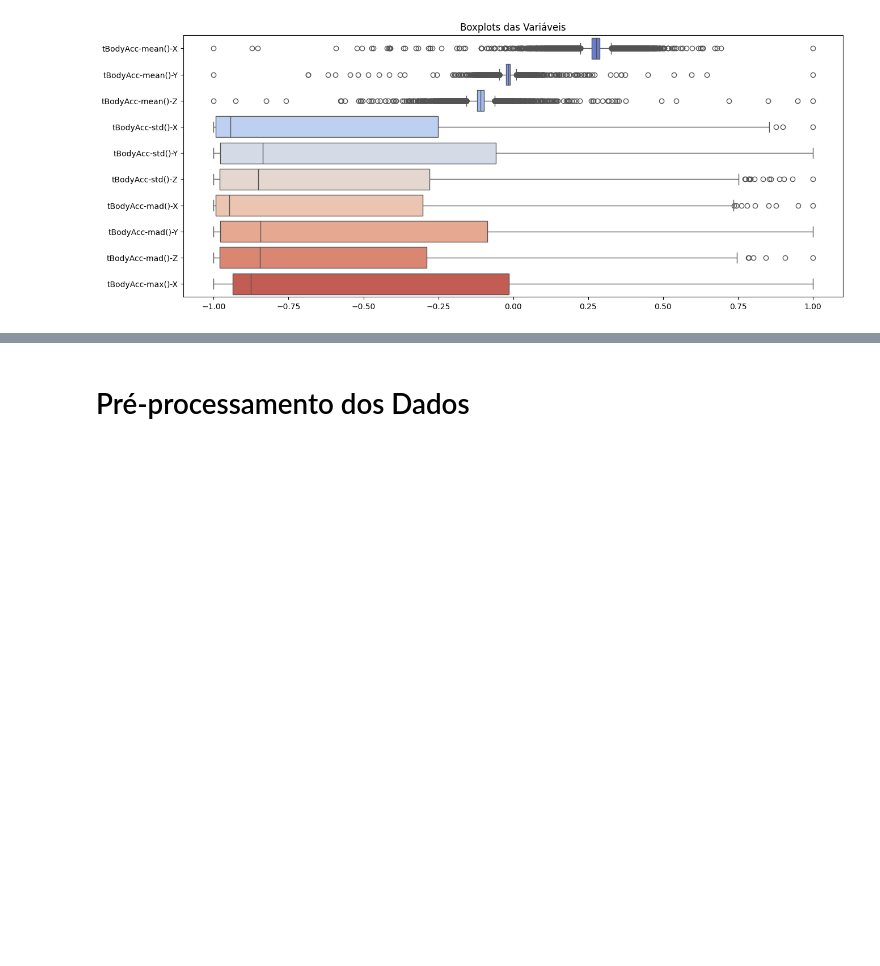
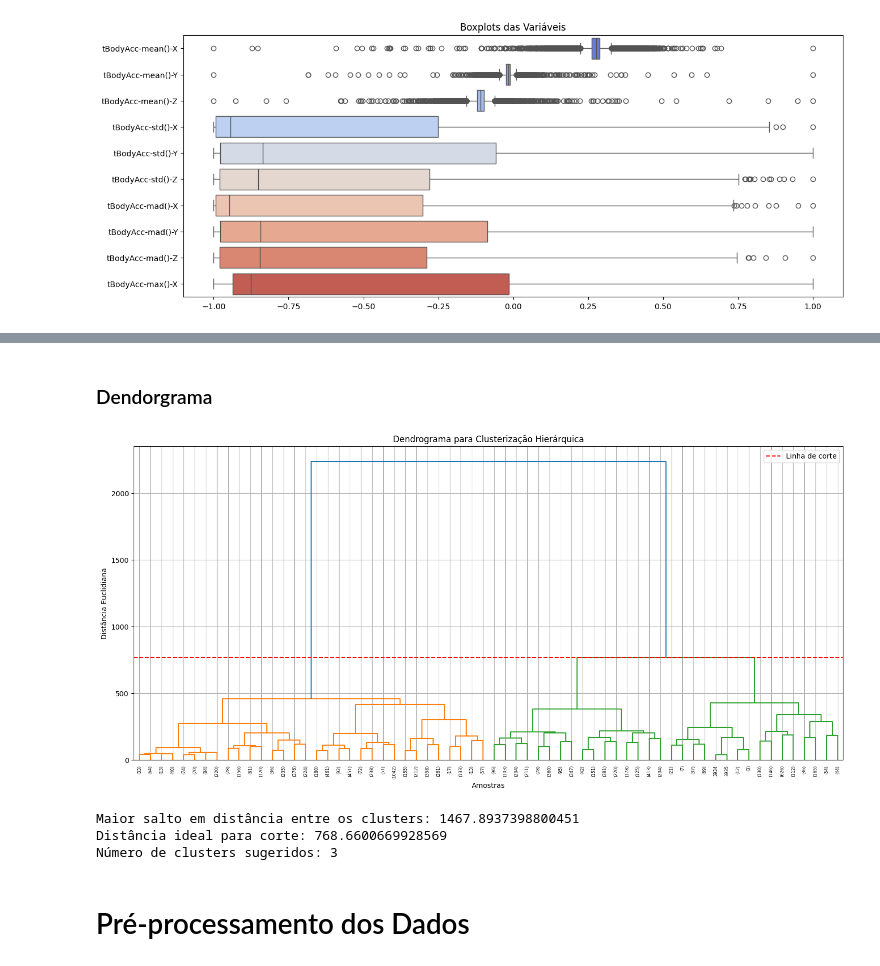
Before and after one commit to aureliodeboa/Restic-K-means, a Jupyter notebook: Atividade2Restic.ipynb, the cells around one changed output, grey strips where cells are left out. Drawn from its saved outputs; the diff is of its cells as text; code cells hidden in the pictures; blank space fills up the shorter version.

```diff
--- a/Atividade2Restic.ipynb
+++ b/Atividade2Restic.ipynb
@@ -184,3 +144,35 @@ for feature in selected_features:
+# %% [markdown]
+### Dendorgrama
+# %%
+scaler = StandardScaler()
+X_scaled = scaler.fit_transform(X)
+linkage_matrix = linkage(X_scaled, method='ward')
+distances = linkage_matrix[:, 2]
+sorted_distances = np.sort(distances)
+differences = np.diff(sorted_distances)
+max_diff_index = np.argmax(differences)
+plt.figure(figsize=(18, 8))
+dendrogram(linkage_matrix, truncate_mode='level', p=5)
+plt.axhline(y=sorted_distances[max_diff_index], color='r', linestyle='--', label='Linha de corte')
+plt.title('Dendrograma para Clusterização Hierárquica')
+plt.xlabel('Amostras')
+plt.ylabel('Distância Euclidiana')
+plt.legend()
+plt.grid(True)
+plt.show()
+# %% [output]
+[figure, added]
+# %%
+print(f"Maior salto em distância entre os clusters: {differences[max_diff_index]}")
+print(f"Distância ideal para corte: {sorted_distances[max_diff_index]}")
+cut_distance = 768.66
+clusters = fcluster(linkage_matrix, cut_distance, criterion='distance')
+num_clusters = len(set(clusters))
+print(f"Número de clusters sugeridos: {num_clusters}")
+# %% [output]
+Maior salto em distância entre os clusters: 1467.8937398800451
+Distância ideal para corte: 768.6600669928569
+Número de clusters sugeridos: 3
 # %% [markdown]
 # Pré-processamento dos Dados
 # %% [markdown]
```
Also changed, not shown: parts of 45 cells of this notebook.
